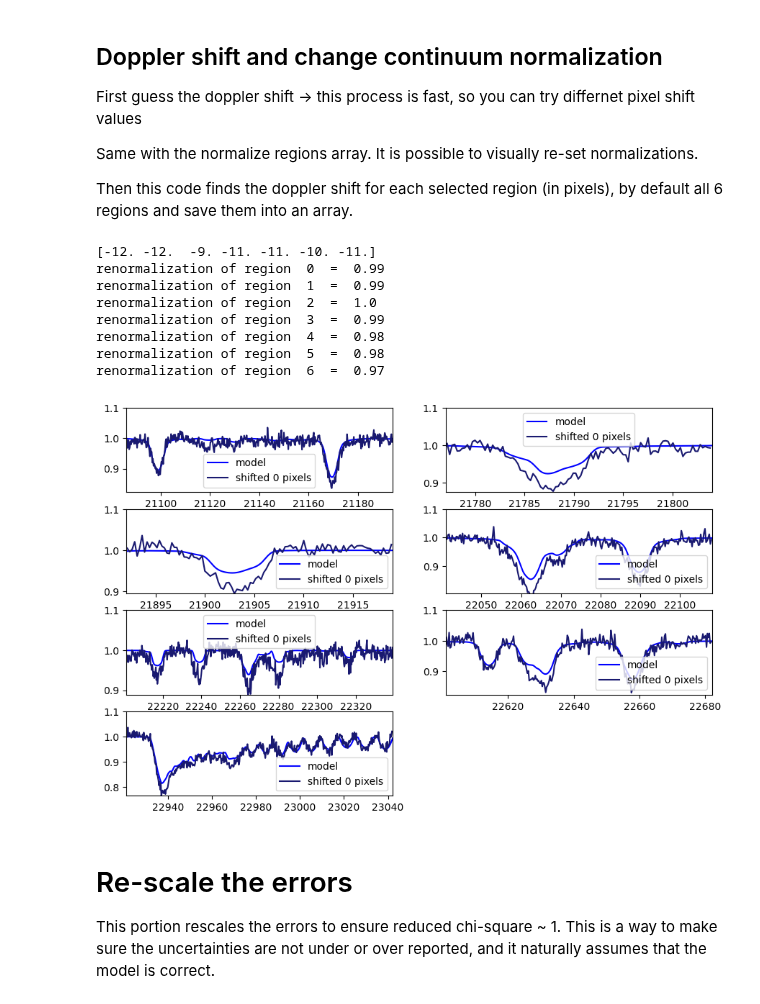
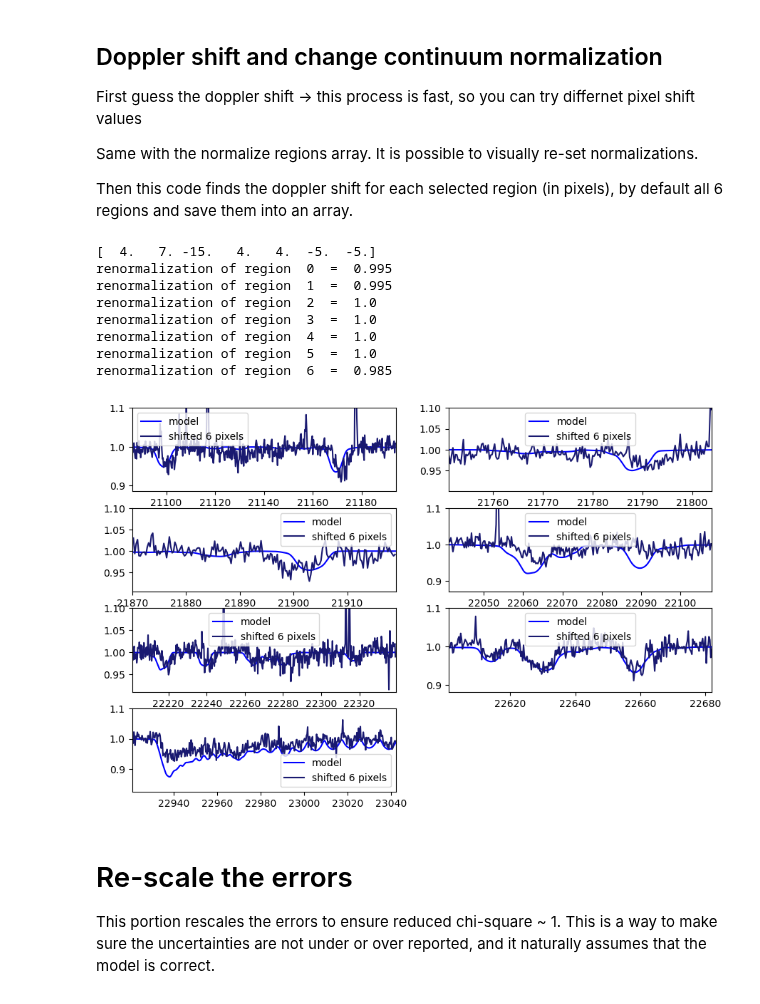
Before and after one commit to christianfloresg/ishell-spectral-fitting, a Jupyter notebook: fit_single_source.ipynb, the cells around one changed output. Saved outputs shown, nothing was run; the diff lists cells and outputs as text; code cells hidden in the pictures.

```diff
--- a/fit_single_source.ipynb
+++ b/fit_single_source.ipynb
@@ -16,7 +16,7 @@ from spectrograph_functions import *
 # %% [markdown]
 ## Import normalized spectrum
 # %%
-fname = "data/science/V773Tau.nspec"
+fname = "data/science/OphIRS63_norm.nspec"
 
 # ProplydData is a simple class that stores the data and has some built-in methods
 # to help with data processing
@@ -63,8 +63,8 @@ Then this code finds the doppler shift for each selected region (in pixels), by
 # Visually determine the doppler shift by plotting against a test model
 # and shifting the data to match the model
 
-guess_shift = 0 #+int(5)  # shift in units of array indices
-renormalize_regions= np.array([0.99,0.99,1.0,0.99,0.98,0.98,0.97])
+guess_shift = 6 #+int(5)  # shift in units of array indices
+renormalize_regions= np.array([0.995,0.995,1.0,1.0,1.0,1.0,0.985])
 # fresh array [1.0,1.0,1.0,1.0,1.0,1.0,1.0]
 
 obj_guess_shift = copy.deepcopy(obj)  # make a copy of the data while testing the doppler shift
@@ -76,11 +76,11 @@ fig, axs = plt.subplots(nrows=4, ncols=2, figsize=(10.5,7))
 #### Guess some parameters, it is importnat that the vsini and temperature are reasonable
 #### to later find the wavelength shifts automatically
 
-test_teff=4200
-test_logg=4.50
-test_rK=1.0
-test_B=1.0
-test_vsini=42
+test_teff=3400
+test_logg=3.25
+test_rK=3.0
+test_B=2.0
+test_vsini=47
 
 
 shifts = automatic_wavelength_shifts_values(obj_guess_shift,Teff=test_teff, logg=test_logg,
@@ -98,41 +98,42 @@ for r, ax in enumerate(axs.reshape(-1)):
         continue
 
     model = MoogStokesModel(test_teff, test_logg, rK=test_rK, B=test_B, vsini=test_vsini, region=r)
     if apply_kernel:
         model.resolution_change(resolution=resolution, Kernel=kernel)
 
     ax.plot(model.x, model.y, c='blue', label="model")
     ax.set_ylim(min(model.y)-0.05,1.1)
 
     obj_auto_shift.doppler_shift_data(shifts[r])
     xlo, xhi = model.region_xlims(r)
 
     xdata, ydata, yerrdata = obj_auto_shift.get_range(xlo, xhi)  # get
 
     print('renormalization of region ', r,' = ' ,renormalize_regions[r])
     renorm_ydata,renorm_yerrdata = ydata*renormalize_regions[r], yerrdata**renormalize_regions[r]
 
     rng = np.random.default_rng(42)
     noise = rng.normal(loc=0.0, scale=1/100., size=len(renorm_ydata))
 
     ax.plot(xdata, renorm_ydata+noise, c='midnightblue', label="shifted "+str(guess_shift)+" pixels")
     ax.set_xlim(xlo,xhi)
     ax.legend()
 
+
     obj_auto_shift.doppler_shift_data(-shifts[r])
 
 
 plt.show()
 # %% [output]
-[-12. -12.  -9. -11. -11. -10. -11.]
-renormalization of region  0  =  0.99
-renormalization of region  1  =  0.99
+[  4.   7. -15.   4.   4.  -5.  -5.]
+renormalization of region  0  =  0.995
+renormalization of region  1  =  0.995
 renormalization of region  2  =  1.0
-renormalization of region  3  =  0.99
-renormalization of region  4  =  0.98
-renormalization of region  5  =  0.98
-renormalization of region  6  =  0.97
+renormalization of region  3  =  1.0
+renormalization of region  4  =  1.0
+renormalization of region  5  =  1.0
+renormalization of region  6  =  0.985
-[figure, old version]
+[figure, new version]
 # %% [markdown]
 # Re-scale the errors
 
```
Also changed, not shown: parts of 10 cells of this notebook, 1 other file.
